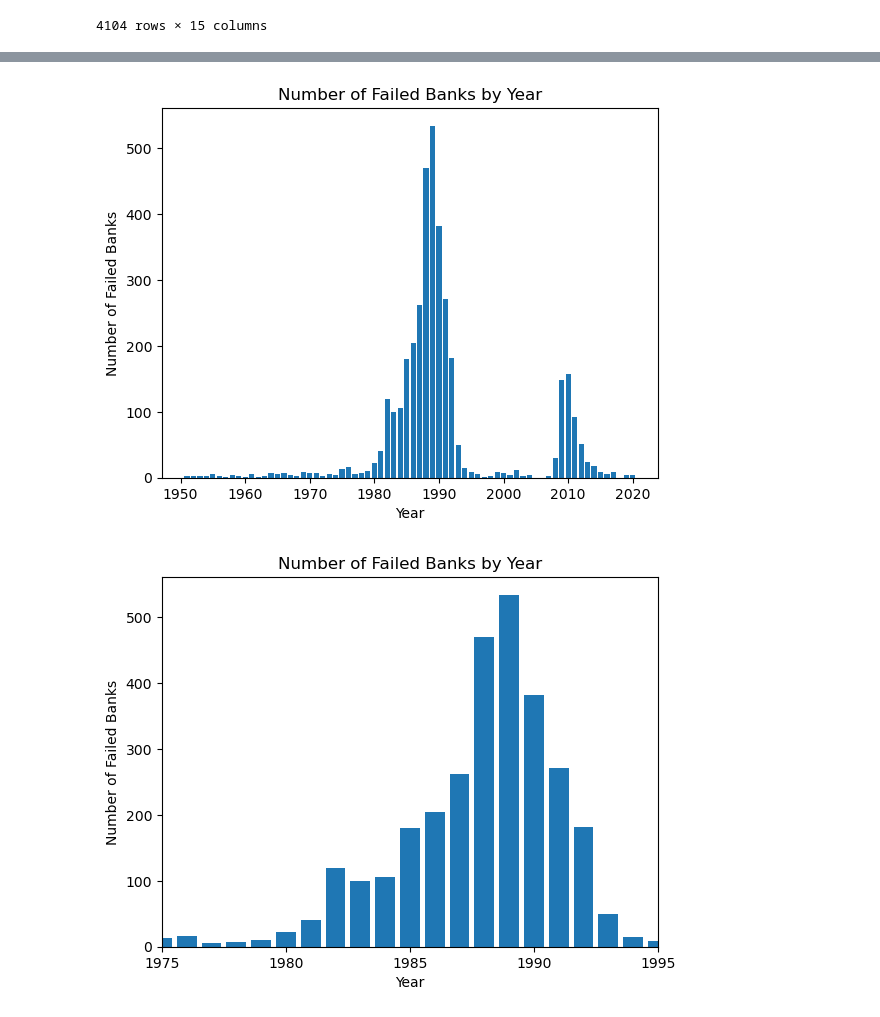
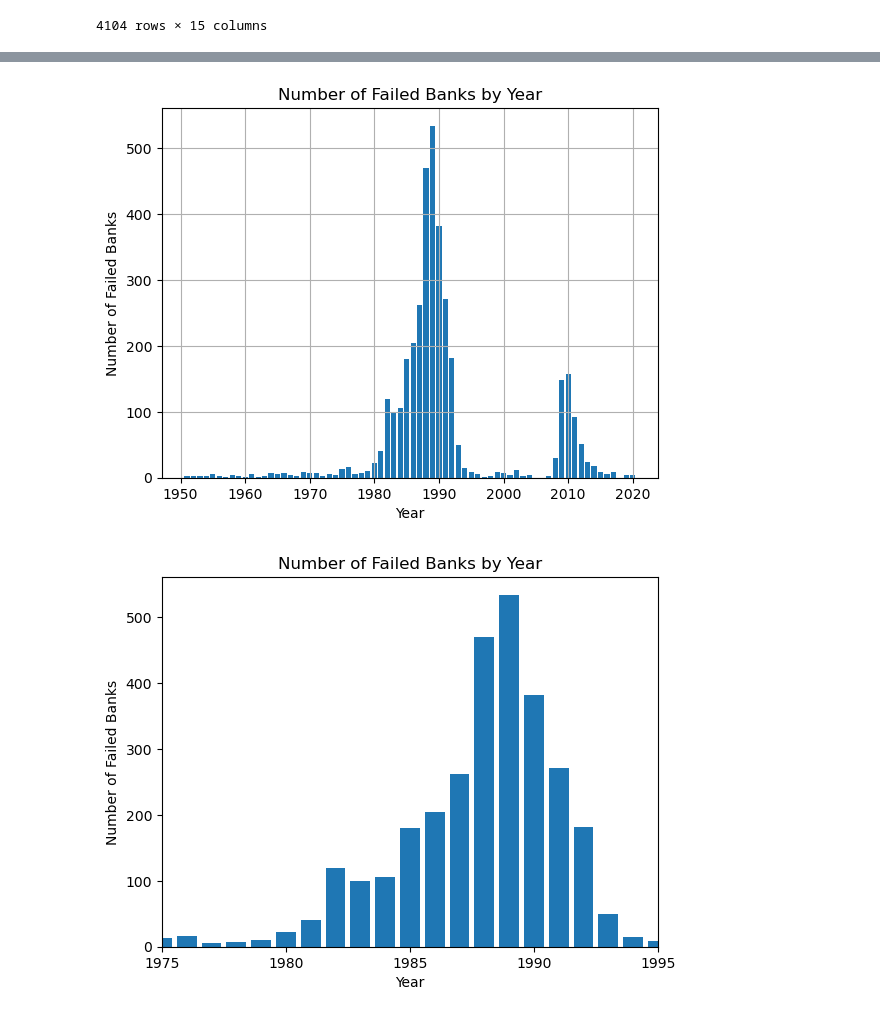
Before and after one commit to elitracewell/Exploratory-Bank-Failure-Analysis, a Jupyter notebook: GroupProject.ipynb, the cells around one changed output, grey strips where cells are left out. Cells and saved outputs as stored; diff of their text form; code cells hidden in the pictures.

```diff
--- a/GroupProject.ipynb
+++ b/GroupProject.ipynb
@@ -106,23 +107,28 @@ df.head()
 # %%
 # Group the data by year and count the number of banks that failed each year
 failures_per_year = df.groupby('Failure Year').size()
 
 # Create a bar chart of the data
-plt.bar(failures_per_year.index, failures_per_year.values)
+fig, ax = plt.subplots()
+ax.bar(failures_per_year.index, failures_per_year.values)
 
 # Set the chart title and axis labels
-plt.title('Number of Failed Banks by Year')
-plt.xlabel('Year')
-plt.ylabel('Number of Failed Banks')
+ax.set_title('Number of Failed Banks by Year')
+ax.set_xlabel('Year')
+ax.set_ylabel('Number of Failed Banks')
 
 # Set the x-axis tick locations and labels to show only every 10 years, starting at the nearest multiple of 10 greater than or equal to 1950
 start_year = (1950 // 10) * 10
-plt.xticks(range(start_year, failures_per_year.index[-1]+1, 10))
+ax.set_xticks(range(start_year, failures_per_year.index[-1]+1, 10))
+
+# Add grid lines
+ax.grid(True, axis='y')
+ax.grid(True, axis='x')
 
 # Display the chart
 plt.show()
 # %% [output]
-[figure, old version]
+[figure, new version]
 # %%
 # Group the data by year and count the number of banks that failed each year
 failures_per_year = df.groupby('Failure Year').size()
```
Also changed, not shown: parts of 10 cells of this notebook.
